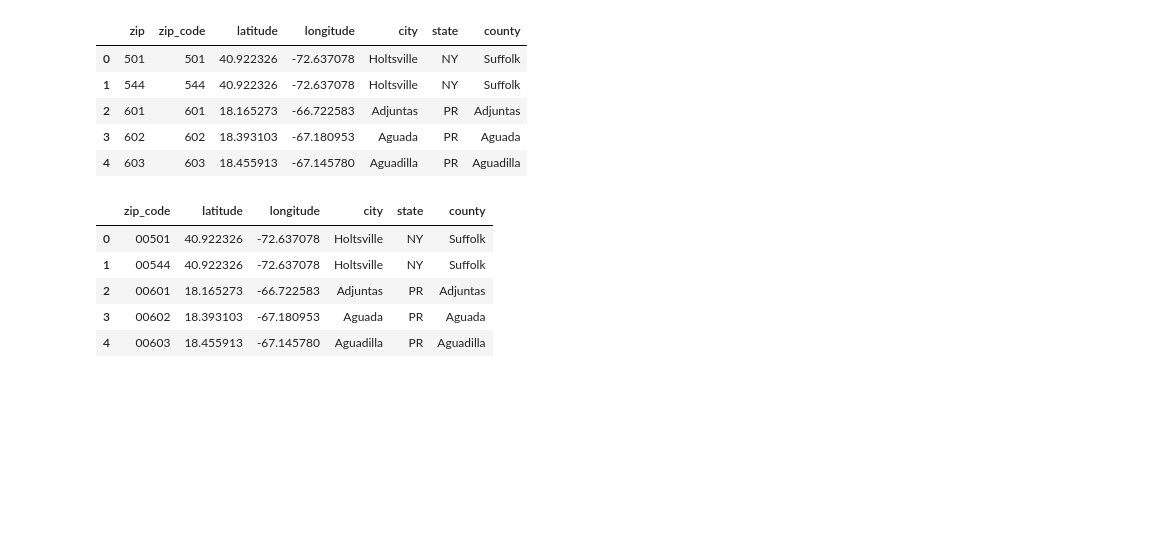
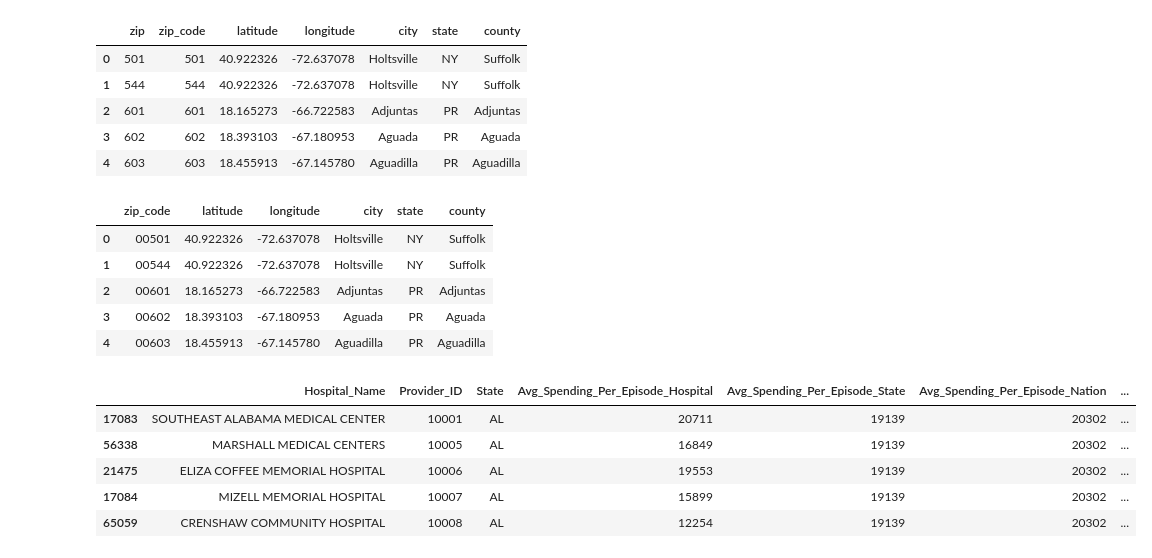
Before and after one commit to parkplace10/groupE_project1, a Jupyter notebook: parker_code.ipynb, the cells around one changed output. Drawn from its saved outputs; the diff is of its cells as text; code cells hidden in the pictures; blank space fills up the shorter version.

```diff
--- a/parker_code.ipynb
+++ b/parker_code.ipynb
@@ -41,3 +41,12 @@ claim_data = claim_data.sort_values("Provider_ID")
 df = pd.DataFrame(claim_data.loc[claim_data['Claim_Type']=="Total"])
 df = df.drop(["Percent_of_Spending_Hospital","Percent_of_Spending_State","Percent_of_Spending_Nation","Period","Claim_Type"],axis=1)
 df.to_csv("hospital_claim_data",sep="\t")
+# %%
+df.head()
+# %% [output]
+|  | Hospital_Name | Provider_ID | State | Avg_Spending_Per_Episode_Hospital | Avg_Spending_Per_Episode_State | Avg_Spending_Per_Episode_Nation | ... |
+| 17083 | SOUTHEAST ALABAMA MEDICAL CENTER | 10001 | AL | 20711 | 19139 | 20302 | ... |
+| 56338 | MARSHALL MEDICAL CENTERS | 10005 | AL | 16849 | 19139 | 20302 | ... |
+| 21475 | ELIZA COFFEE MEMORIAL HOSPITAL | 10006 | AL | 19553 | 19139 | 20302 | ... |
+| 17084 | MIZELL MEMORIAL HOSPITAL | 10007 | AL | 15899 | 19139 | 20302 | ... |
+| 65059 | CRENSHAW COMMUNITY HOSPITAL | 10008 | AL | 12254 | 19139 | 20302 | ... |
```
Also changed, not shown: parts of 3 cells of this notebook, 8 other files.
